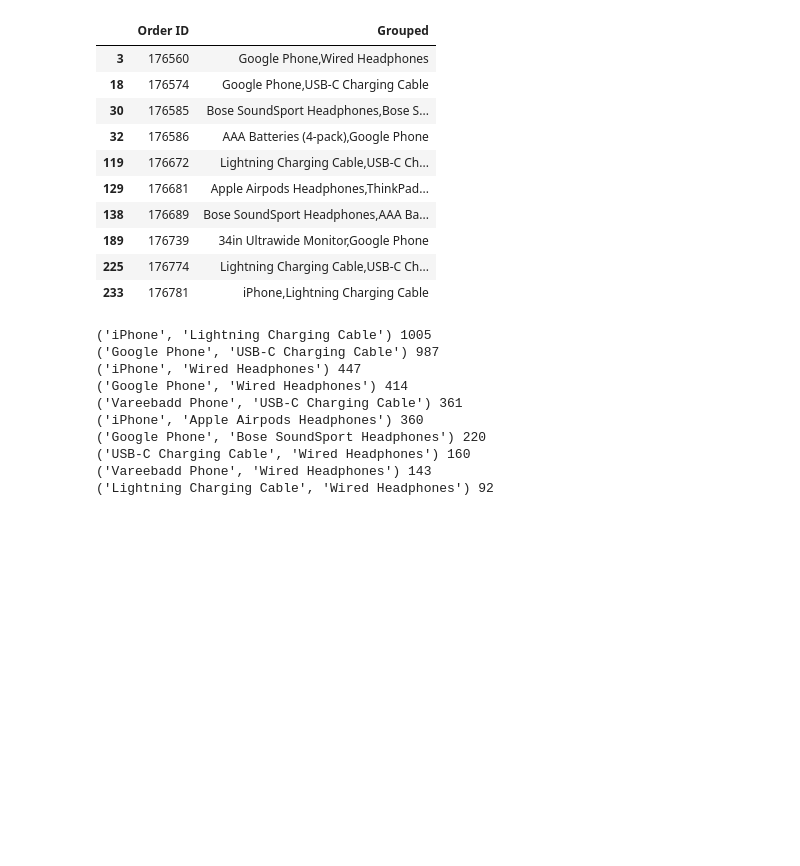
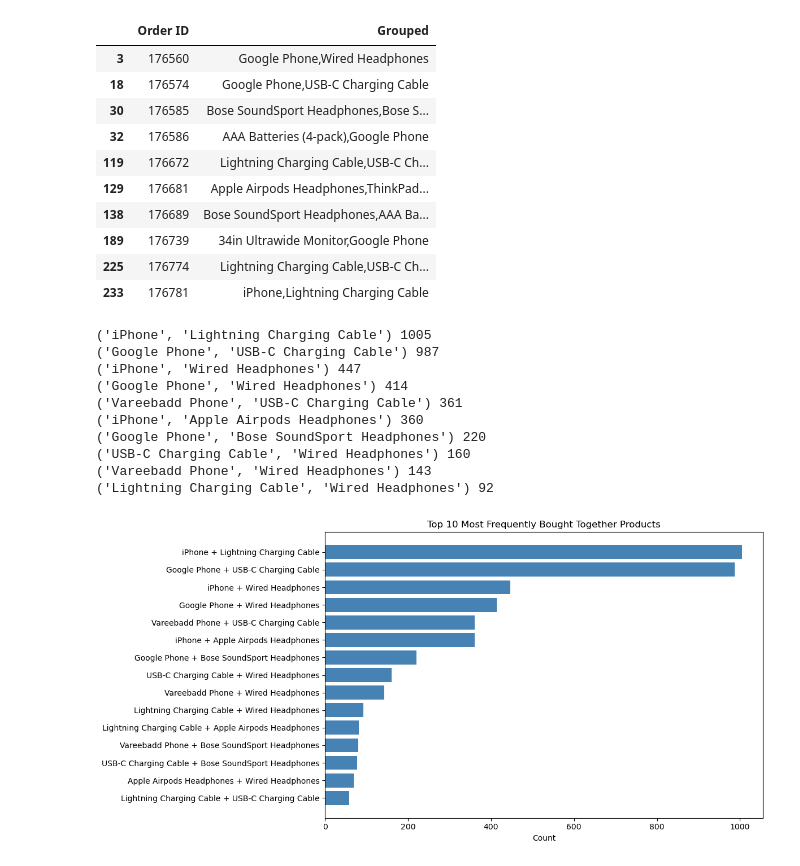
Before and after one commit to tobezhanabi/Sales-Analysis, a Jupyter notebook: salesAnalysis.ipynb, the cells around one changed output. Cells and saved outputs as stored; diff of their text form; code cells hidden in the pictures; blank space fills up the shorter version.

```diff
--- a/salesAnalysis.ipynb
+++ b/salesAnalysis.ipynb
@@ -362,3 +369,21 @@ for key, value in count.most_common(10):
 ('USB-C Charging Cable', 'Wired Headphones') 160
 ('Vareebadd Phone', 'Wired Headphones') 143
 ('Lightning Charging Cable', 'Wired Headphones') 92
+# %%
+# Get top 10 pairs
+top_pairs = count.most_common(15)
+
+# Unpack
+labels = [f"{a} + {b}" for (a, b), _ in top_pairs]
+values = [v for _, v in top_pairs]
+
+# Plot
+plt.figure(figsize=(12, 6))
+plt.barh(labels, values, color='steelblue')
+plt.xlabel('Count')
+plt.title('Top 10 Most Frequently Bought Together Products')
+plt.gca().invert_yaxis()  # highest bar on top
+plt.tight_layout()
+plt.show()
+# %% [output]
+[figure, added]
```
Also changed, not shown: parts of 8 cells of this notebook.
